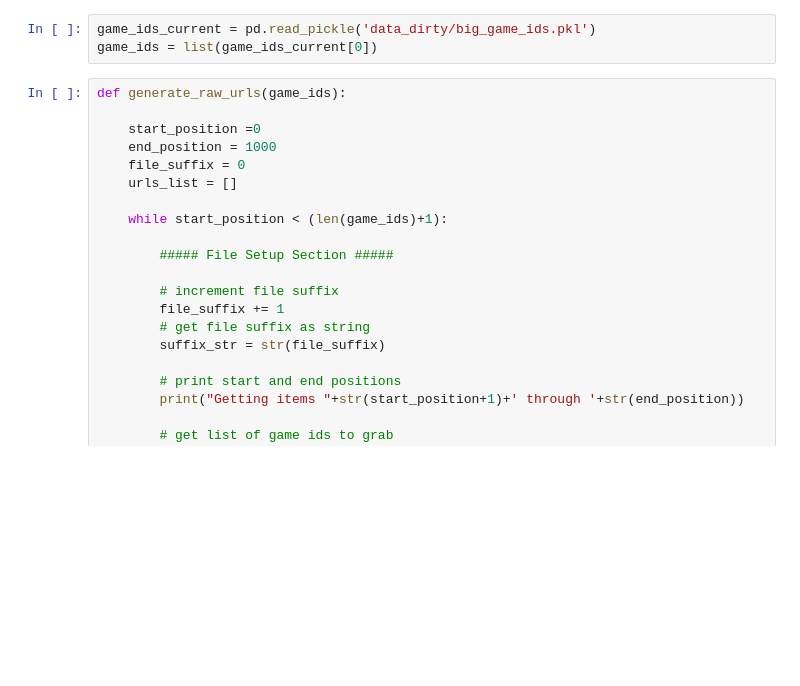
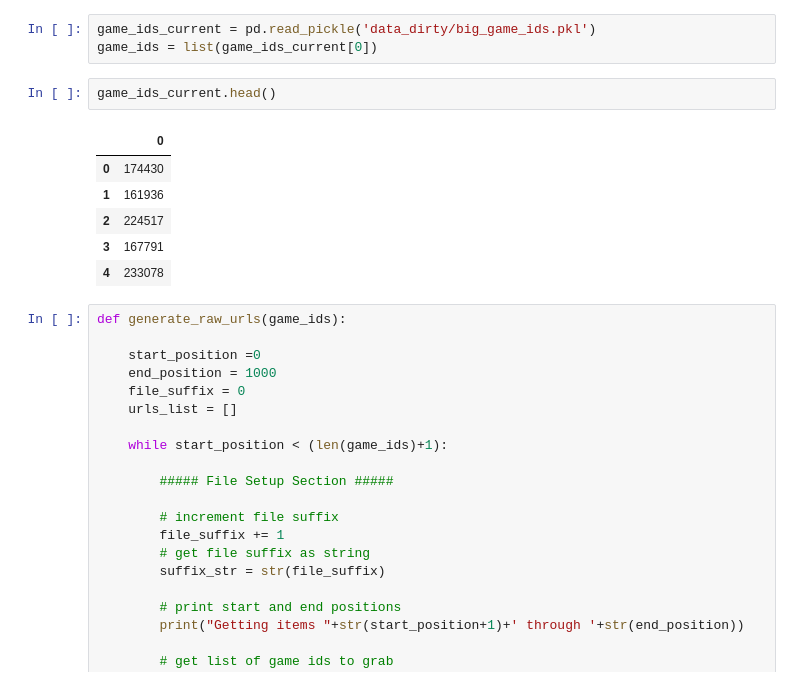
Before and after one commit to threnjen/boardgamegeek, a Jupyter notebook: BGG01_Data_Pull.ipynb, the cells around one changed output. Saved outputs shown, nothing was run; the diff lists cells and outputs as text; blank space fills up the shorter version.

```diff
--- a/BGG01_Data_Pull.ipynb
+++ b/BGG01_Data_Pull.ipynb
@@ -224,6 +224,15 @@ Last game id: 349161
 # %%
 game_ids_current = pd.read_pickle('data_dirty/big_game_ids.pkl')
 game_ids = list(game_ids_current[0])
+# %%
+game_ids_current.head()
+# %% [output]
+|  | 0 |
+| 0 | 174430 |
+| 1 | 161936 |
+| 2 | 224517 |
+| 3 | 167791 |
+| 4 | 233078 |
 # %%
 def generate_raw_urls(game_ids):
 
```
Also changed, not shown: parts of 4 cells of this notebook, 16 other files.
